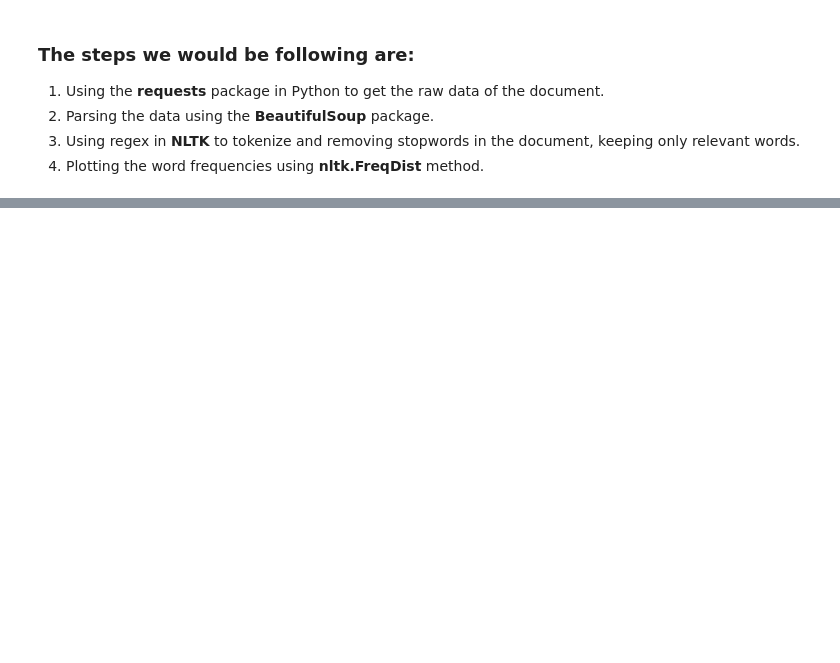
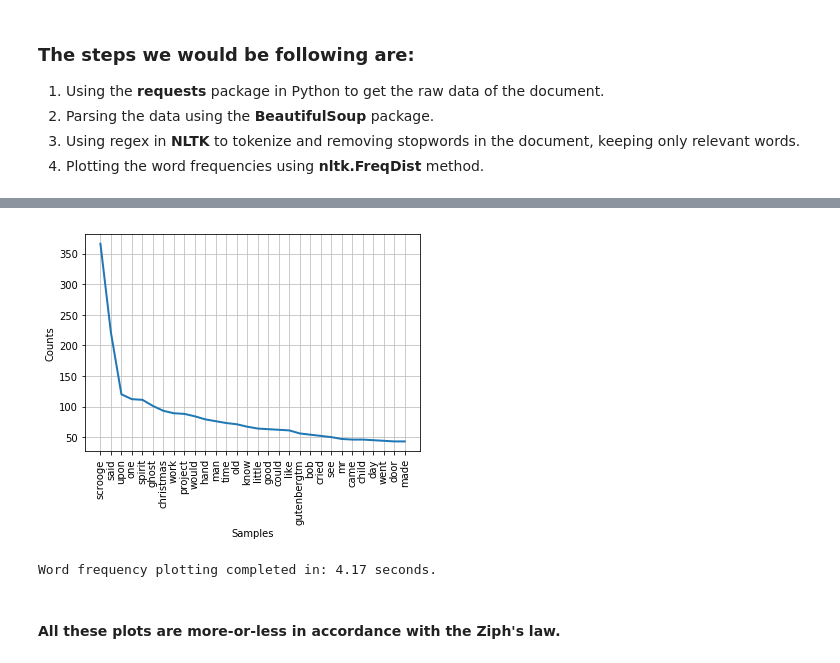
Before and after one commit to skhiearth/Word-Frequency, a Jupyter notebook: Word Frequency.ipynb, the cells around one changed output, grey strips where cells are left out. Drawn from its saved outputs; the diff is of its cells as text; code cells hidden in the pictures; blank space fills up the shorter version.

```diff
--- a/Word Frequency.ipynb
+++ b/Word Frequency.ipynb
@@ -65,0 +83,8 @@ def plot_word_freq(path_to_document):
+# %%
+# A Christmas Carol, by Charles Dickens
+word_frequency("https://www.gutenberg.org/files/46/46-h/46-h.htm")
+# %% [output]
+[figure, added]
+Word frequency plotting completed in: 4.17 seconds.
+# %% [markdown]
+#### All these plots are more-or-less in accordance with the Ziph's law.
```
Also changed, not shown: parts of 6 cells of this notebook.
